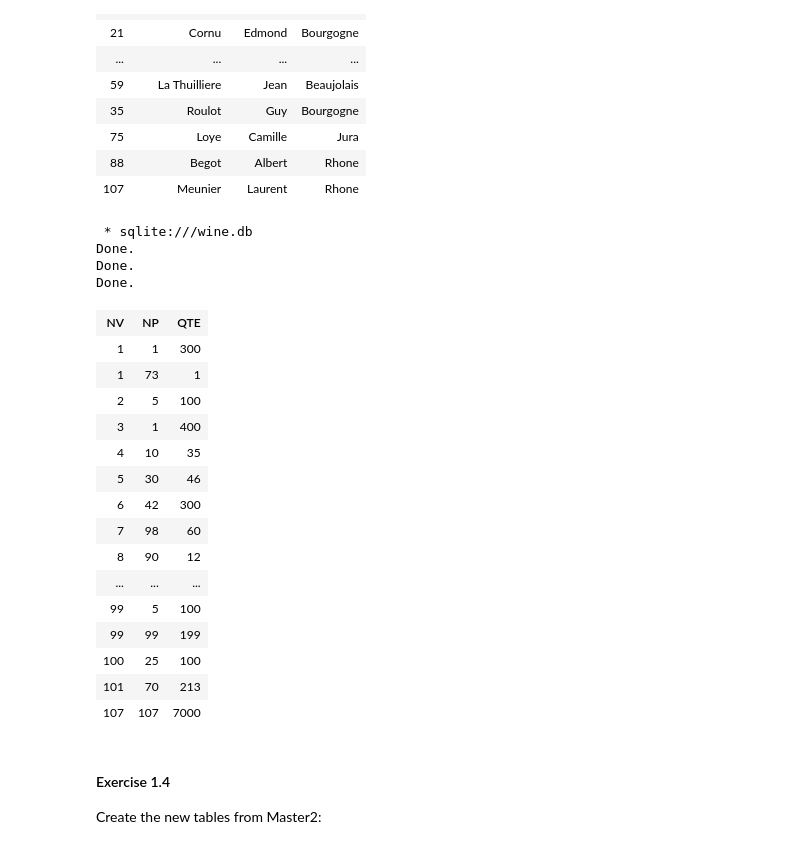
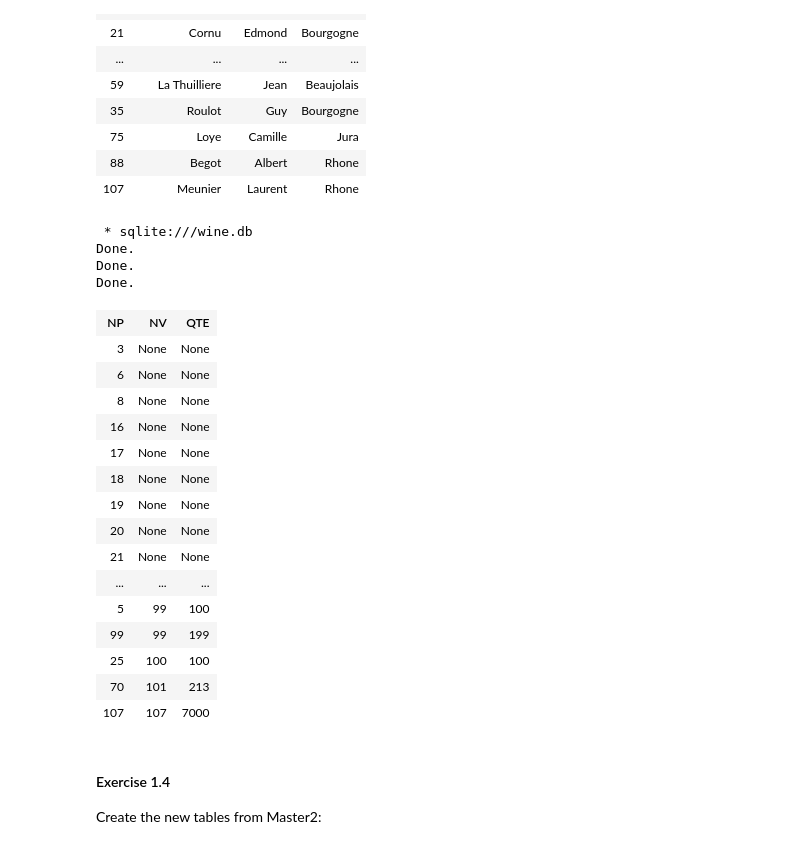
Before and after one commit to tbinetruy/Telecom-INF725, a Jupyter notebook: TP/DB-TP2.ipynb, the cells around one changed output. Cells and saved outputs as stored; diff of their text form; code cells hidden in the pictures.

```diff
--- a/TP/DB-TP2.ipynb
+++ b/TP/DB-TP2.ipynb
@@ -383,34 +383,34 @@ Done.
 # %%
 %%sql DROP TABLE IF EXISTS vins_producteurs;
 
 -- Create vins_producteurs table
 CREATE TABLE vins_producteurs AS
-SELECT DISTINCT NV, NP, QTE
+SELECT DISTINCT NP, NV, QTE
 FROM MASTER1
-WHERE NV IS NOT NULL;
+WHERE NP IS NOT NULL;
 
 SELECT *
 FROM vins_producteurs;
 # %% [output]
  * sqlite:///wine.db
 Done.
 Done.
 Done.
-| NV | NP | QTE |
-| 1 | 1 | 300 |
-| 1 | 73 | 1 |
-| 2 | 5 | 100 |
-| 3 | 1 | 400 |
-| 4 | 10 | 35 |
-| 5 | 30 | 46 |
-| 6 | 42 | 300 |
-| 7 | 98 | 60 |
-| 8 | 90 | 12 |
+| NP | NV | QTE |
+| 3 | None | None |
+| 6 | None | None |
+| 8 | None | None |
+| 16 | None | None |
+| 17 | None | None |
+| 18 | None | None |
+| 19 | None | None |
+| 20 | None | None |
+| 21 | None | None |
 | ... | ... | ... |
-| 99 | 5 | 100 |
+| 5 | 99 | 100 |
 | 99 | 99 | 199 |
-| 100 | 25 | 100 |
-| 101 | 70 | 213 |
+| 25 | 100 | 100 |
+| 70 | 101 | 213 |
 | 107 | 107 | 7000 |
 # %% [markdown]
 #### Exercise 1.4
```
Also changed, not shown: parts of 1 cell of this notebook.
